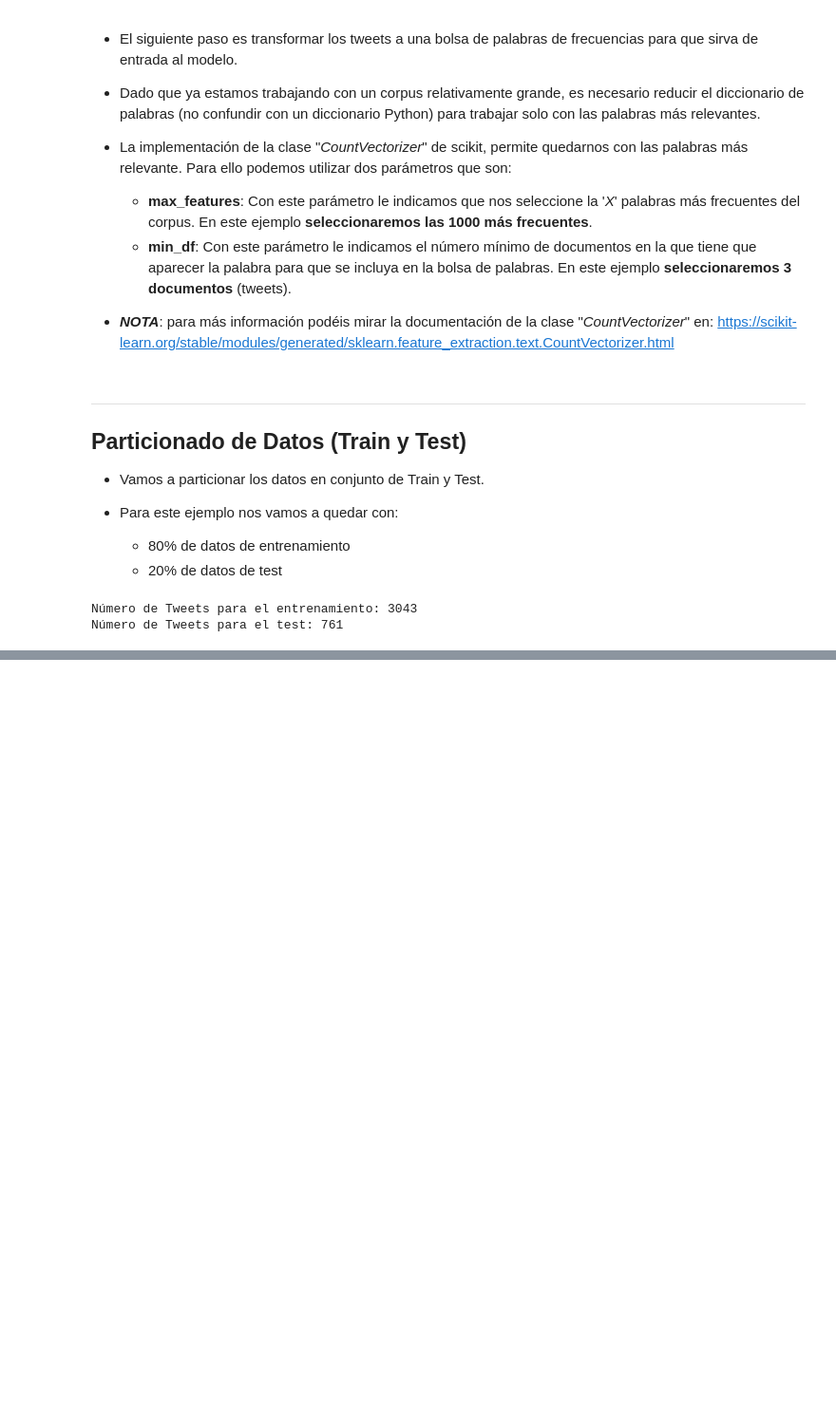
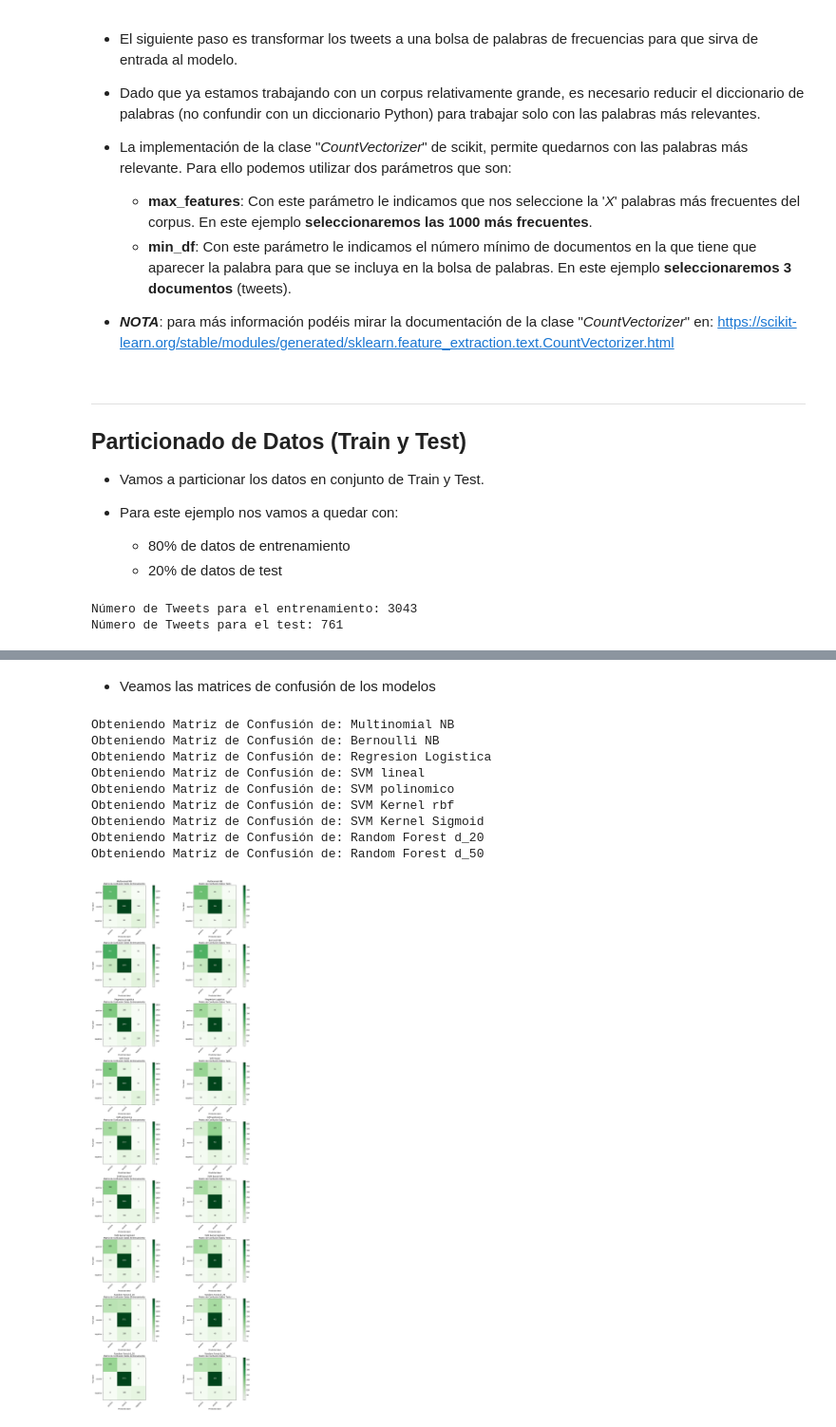
Before and after one commit to RicardoMoya/NLP_with_Python, a Jupyter notebook: 09_Scikit_Clasificacion_Textos.ipynb, the cells around one changed output, grey strips where cells are left out. Shown at 95% size. Cells and saved outputs as stored; diff of their text form; code cells hidden in the pictures; blank space fills up the shorter version.

```diff
--- a/09_Scikit_Clasificacion_Textos.ipynb
+++ b/09_Scikit_Clasificacion_Textos.ipynb
@@ -250,0 +299,69 @@ confusion = confusion_matrix(y_true=y_test,
+# %% [markdown]
+* Veamos las matrices de confusión de los modelos
+# %%
+import numpy as np
+import matplotlib.pyplot as plt
+import itertools
+%matplotlib inline
+
+from sklearn.metrics import confusion_matrix
+
+# Obtenemos las Matrices de confusión
+msc = list()
+for k, v in clasificadores.items():
+    print ('Obteniendo Matriz de Confusión de: {model}'.format(model=k))
+    model = {}
+    model['name'] = k
+    y_pred_train = v.predict(X_train)
+    y_pred_test = v.predict(X_test)
+    model['confusion_matrix_train'] = confusion_matrix(y_true=y_train, y_pred=y_pred_train)
+    model['confusion_matrix_test'] = confusion_matrix(y_true=y_test, y_pred=y_pred_test)
+    msc.append(model)
+
+
+# Definimos el heatmap de la matriz de confusión
+def plot_confusion_matrix(cm, classes, title, cmap=plt.cm.Greens):
+    """
+    This function prints and plots the confusion matrix.
+    """
+    plt.imshow(cm, interpolation='nearest', cmap=cmap)
+    plt.title(title)
+    plt.colorbar()
+    tick_marks = np.arange(len(classes))
+    plt.xticks(tick_marks, classes, rotation=45)
+    plt.yticks(tick_marks, classes)
+
+    thresh = cm.max() / 2.
+    for i, j in itertools.product(range(cm.shape[0]), range(cm.shape[1])):
+        plt.text(j, i, format(cm[i, j], 'd'), horizontalalignment="center",
+                 color="white" if cm[i, j] > thresh else "black")
+
+    plt.tight_layout()
+    plt.ylabel('True label')
+    plt.xlabel('Predicted label')
+
+
+# Pintamos las matrices de confusión
+plt.figure(figsize=(20, 45))
+pos = 0
+for mc in msc:
+    pos += 1
+    plt.subplot(9, 2, pos)
+    plot_confusion_matrix(mc['confusion_matrix_train'], classes=['positive', 'neutral', 'negative'],
+                          title='{}\nMatriz de Confusión Datos Entrenamiento'.format(mc['name']))
+    pos += 1
+    plt.subplot(9, 2, pos)
+    plot_confusion_matrix(mc['confusion_matrix_test'], classes=['positive', 'neutral', 'negative'],
+                          title='{}\nMatriz de Confusión Datos Tests'.format(mc['name'] ))
+plt.show()
+# %% [output]
+Obteniendo Matriz de Confusión de: Multinomial NB
+Obteniendo Matriz de Confusión de: Bernoulli NB
+Obteniendo Matriz de Confusión de: Regresion Logistica
+Obteniendo Matriz de Confusión de: SVM lineal
+Obteniendo Matriz de Confusión de: SVM polinomico
+Obteniendo Matriz de Confusión de: SVM Kernel rbf
+Obteniendo Matriz de Confusión de: SVM Kernel Sigmoid
+Obteniendo Matriz de Confusión de: Random Forest d_20
+Obteniendo Matriz de Confusión de: Random Forest d_50
+[figure, added]
```
Also changed, not shown: parts of 28 cells of this notebook, 59 other files.
